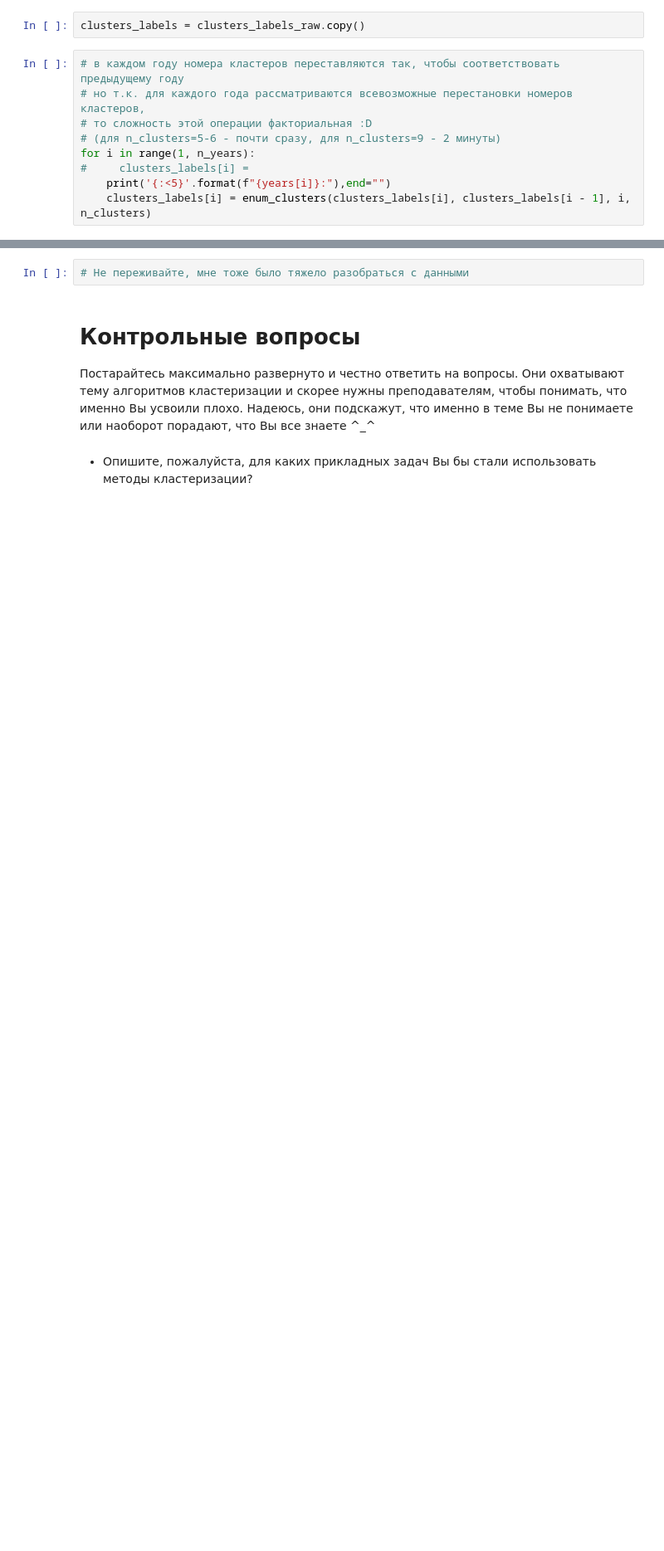
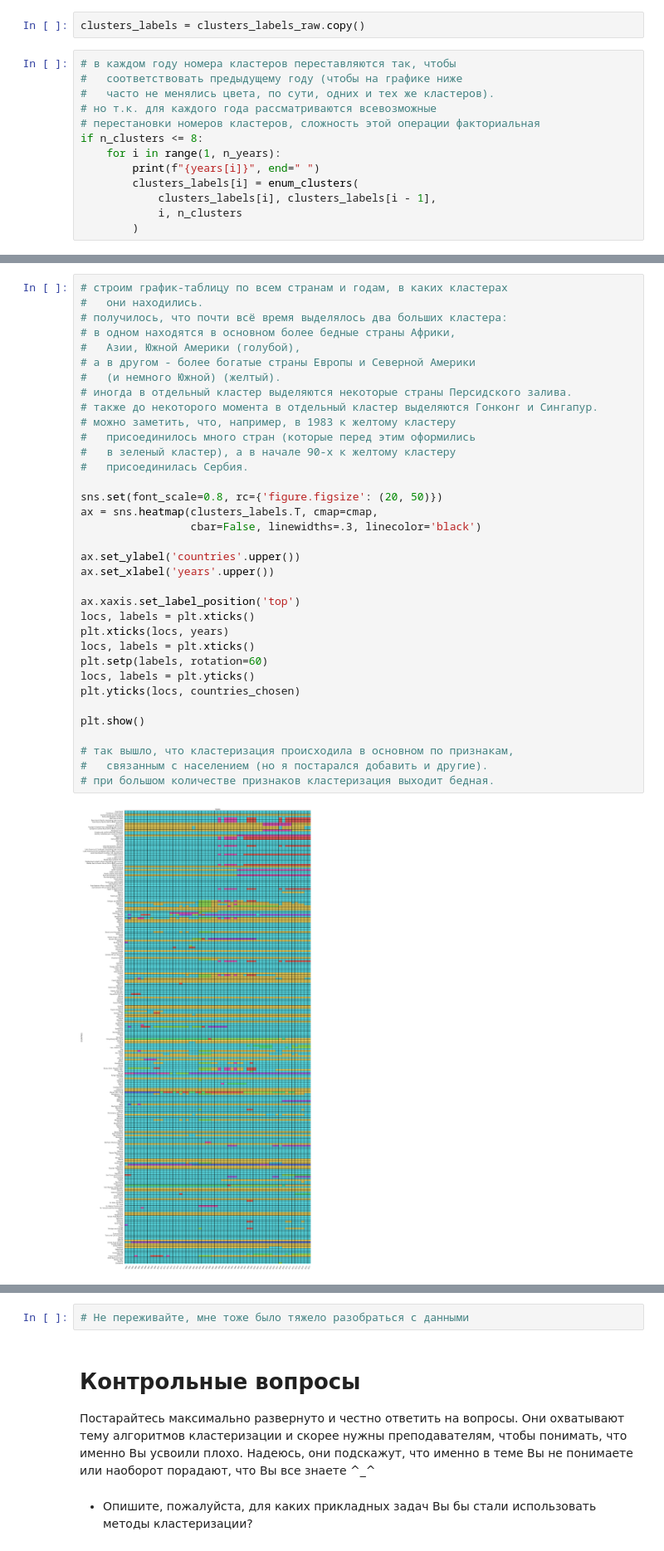
Before and after one commit to garx0/sphere-intell-hw, a Jupyter notebook: hw5/garkavy_hw5.ipynb, the cells around one changed output, grey strips where cells are left out. Shown at 83% size. Cells and saved outputs as stored; diff of their text form; blank space fills up the shorter version.

```diff
--- a/hw5/garkavy_hw5.ipynb
+++ b/hw5/garkavy_hw5.ipynb
@@ -605,12 +637,16 @@ for i in range(n_years):
 # %%
 clusters_labels = clusters_labels_raw.copy()
 # %%
-# в каждом году номера кластеров переставляются так, чтобы соответствовать предыдущему году
-# но т.к. для каждого года рассматриваются всевозможные перестановки номеров кластеров,
-# то сложность этой операции факториальная :D
-# (для n_clusters=5-6 - почти сразу, для n_clusters=9 - 2 минуты)
-for i in range(1, n_years):
-#     clusters_labels[i] =
-    print('{:<5}'.format(f"{years[i]}:"),end="")
-    clusters_labels[i] = enum_clusters(clusters_labels[i], clusters_labels[i - 1], i, n_clusters)
+# в каждом году номера кластеров переставляются так, чтобы
+#   соответствовать предыдущему году (чтобы на графике ниже
+#   часто не менялись цвета, по сути, одних и тех же кластеров).
+# но т.к. для каждого года рассматриваются всевозможные
+# перестановки номеров кластеров, сложность этой операции факториальная
+if n_clusters <= 8:
+    for i in range(1, n_years):
+        print(f"{years[i]}", end=" ")
+        clusters_labels[i] = enum_clusters(
+            clusters_labels[i], clusters_labels[i - 1],
+            i, n_clusters
+        )
 # %% [output]
@@ -659,0 +662,37 @@ plt.show()
+# %%
+# строим график-таблицу по всем странам и годам, в каких кластерах
+#   они находились.
+# получилось, что почти всё время выделялось два больших кластера:
+# в одном находятся в основном более бедные страны Африки,
+#   Азии, Южной Америки (голубой),
+# а в другом - более богатые страны Европы и Северной Америки
+#   (и немного Южной) (желтый).
+# иногда в отдельный кластер выделяются некоторые страны Персидского залива.
+# также до некоторого момента в отдельный кластер выделяются Гонконг и Сингапур.
+# можно заметить, что, например, в 1983 к желтому кластеру
+#   присоединилось много стран (которые перед этим оформились
+#   в зеленый кластер), а в начале 90-х к желтому кластеру
+#   присоединилась Сербия.
+
+sns.set(font_scale=0.8, rc={'figure.figsize': (20, 50)})
+ax = sns.heatmap(clusters_labels.T, cmap=cmap,
+                 cbar=False, linewidths=.3, linecolor='black')
+
+ax.set_ylabel('countries'.upper())
+ax.set_xlabel('years'.upper())
+
+ax.xaxis.set_label_position('top')
+locs, labels = plt.xticks()
+plt.xticks(locs, years)
+locs, labels = plt.xticks()
+plt.setp(labels, rotation=60)
+locs, labels = plt.yticks()
+plt.yticks(locs, countries_chosen)
+
+plt.show()
+
+# так вышло, что кластеризация происходила в основном по признакам,
+#   связанным с населением (но я постарался добавить и другие).
+# при большом количестве признаков кластеризация выходит бедная.
+# %% [output]
+[figure, added]
```
Also changed, not shown: parts of 41 cells of this notebook.
